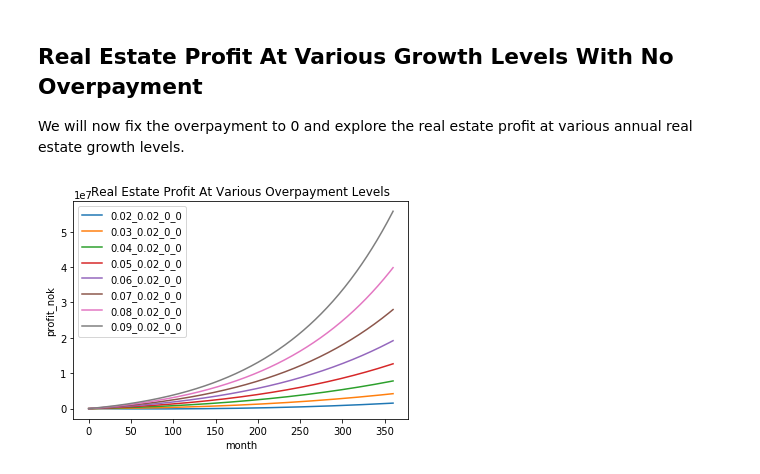
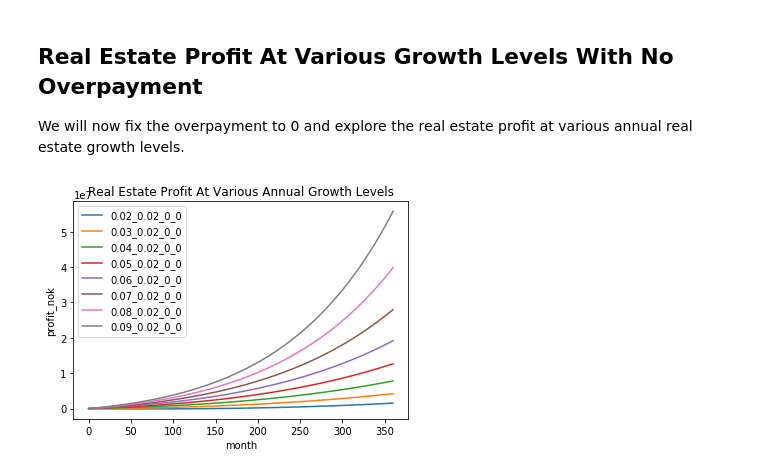
Before and after one commit to rossrco/real_estate_sim, a Jupyter notebook: analysis.ipynb, the cells around one changed output. Cells and saved outputs as stored; diff of their text form; code cells hidden in the pictures.

Commit message:
plot profit ratio at various annual growth levels

```diff
--- a/analysis.ipynb
+++ b/analysis.ipynb
@@ -32,9 +32,11 @@ totals = sim.profit
 ## Historical Market Development
 Let's first calculate the historical annual appreciation for real estate in Norway and the S&P500.
 # %%
-real_estate_price_15_y = 77339
+real_estate_price_15_y = 73339
 real_estate_price_0_y = 27308
 snp500_price_15_y = 3235
 snp500_price_0_y = 1186
 hist_growth_rate_real_estate = math.pow(real_estate_price_15_y/real_estate_price_0_y, 1/15) - 1
 hist_growth_rate_snp500 = math.pow(snp500_price_15_y/snp500_price_0_y, 1/15) - 1
+print(f'Annual growth rate real estate for the last 15 years: {hist_growth_rate_real_estate:.2%}, '
+      f'annual growth rate S&P500 for the last 15 years: {hist_growth_rate_snp500:.2%}.')
@@ -63,16 +67,16 @@ We will now fix the overpayment to 0 and explore the real estate profit at vario
 # %%
 to_plot = history[(history.mortgage_overpayment_amount==0)
                   & (history.growth_rate_stocks==history.growth_rate_stocks.min())
                   & (history.investment_amount==0)]
 
 for scenario in to_plot.scenario_name.unique():
     subplot = history[history.scenario_name==scenario]
     plt.plot(subplot.month, subplot.current_profit_real_estate, label=scenario)
 
 plt.legend()
 plt.xlabel('month')
 plt.ylabel('profit_nok')
-plt.title('Real Estate Profit At Various Overpayment Levels')
+plt.title('Real Estate Profit At Various Annual Growth Levels')
 plt.show()
 # %% [output]
-[figure, old version]
+[figure, new version]
```
Also changed, not shown: parts of 8 cells of this notebook.
